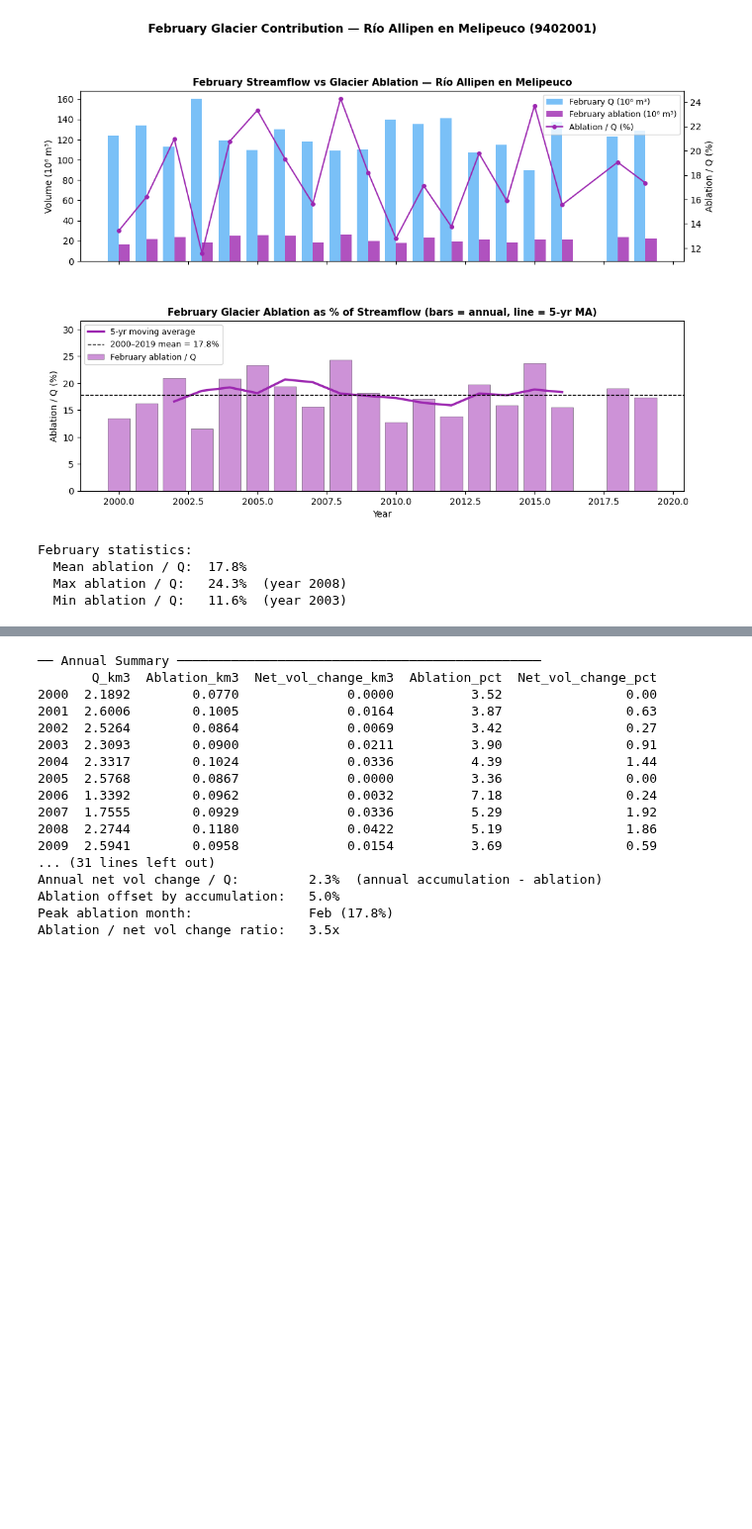
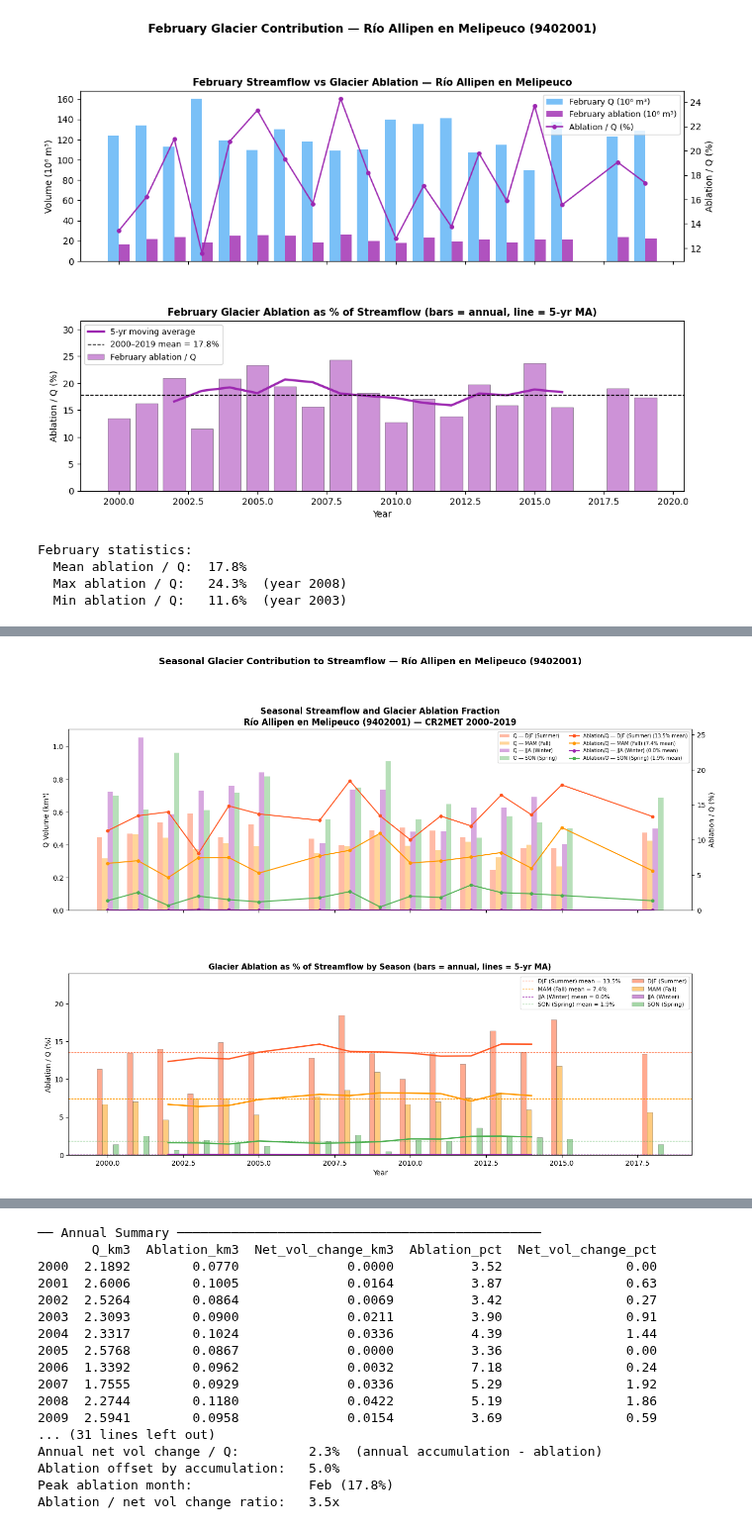
Before and after one commit to millie-spencer/OGGM_CR2_Chile, a Jupyter notebook: allipen_test_glacier_melt_streamflow_routing.ipynb, the cells around one changed output, grey strips where cells are left out. Shown at 99% size. Cells and saved outputs as stored; diff of their text form; code cells hidden in the pictures; blank space fills up the shorter version.

```diff
--- a/allipen_test_glacier_melt_streamflow_routing.ipynb
+++ b/allipen_test_glacier_melt_streamflow_routing.ipynb
@@ -522,0 +620,96 @@ February statistics:
+# %%
+"""Cell 6: Plot annual glacier contributions by meteorological season (SH)"""
+
+import matplotlib.pyplot as plt
+import numpy as np
+import pandas as pd
+
+C_Q      = '#2196F3'
+C_DJF    = '#FF5722'   # summer
+C_MAM    = '#FF9800'   # fall
+C_JJA    = '#9C27B0'   # winter
+C_SON    = '#4CAF50'   # spring
+
+seasons = {
+    'DJF (Summer)': {'months': [12, 1, 2],  'color': C_DJF},
+    'MAM (Fall)':   {'months': [3, 4, 5],   'color': C_MAM},
+    'JJA (Winter)': {'months': [6, 7, 8],   'color': C_JJA},
+    'SON (Spring)': {'months': [9, 10, 11], 'color': C_SON},
+}
+
+# ── Compute seasonal fractions and volumes ────────────────────────────────
+seasonal_data = {}
+for name, info in seasons.items():
+    mask      = frac_melt_mon.index.month.isin(info['months'])
+    frac_s    = frac_melt_mon[mask].groupby(frac_melt_mon[mask].index.year).mean()
+    q_s       = q_mon_c[mask].groupby(q_mon_c[mask].index.year).sum()
+    gl_s      = gl_mon_c[mask].groupby(gl_mon_c[mask].index.year).sum()
+    seasonal_data[name] = {'frac': frac_s, 'q': q_s, 'gl': gl_s, 'color': info['color']}
+
+# Common years
+all_idx = [v['frac'].index for v in seasonal_data.values()]
+common  = all_idx[0]
+for idx in all_idx[1:]:
+    common = common.intersection(idx)
+common = common[(common >= 2000) & (common <= 2019)]
+x = np.array(common, dtype=float)
+
+fig, axes = plt.subplots(2, 1, figsize=(16, 11), sharex=True)
+fig.subplots_adjust(hspace=0.35)
+
+# ── Panel 1: Q and ablation volumes by season ─────────────────────────────
+ax1  = axes[0]
+ax1b = ax1.twinx()
+
+n  = len(seasons)
+w  = 0.18
+offsets = np.linspace(-(n-1)/2 * w, (n-1)/2 * w, n)
+
+for (name, data), offset in zip(seasonal_data.items(), offsets):
+    ax1.bar(x + offset, data['q'].loc[common] / 1e9, width=w,
+            color=data['color'], alpha=0.4, label=f'Q — {name}')
+
+# Ablation bars — only plot summer (DJF) since melt is negligible other seasons
+# but show all four fraction lines
+for (name, data), offset in zip(seasonal_data.items(), offsets):
+    ax1b.plot(x, data['frac'].loc[common].values, '-o',
+              color=data['color'], markersize=4, linewidth=1.5,
+              label=f'Ablation/Q — {name} ({data["frac"].loc[common].mean():.1f}% mean)')
+
+ax1.set_ylabel('Q Volume (km³)', fontsize=10)
+ax1b.set_ylabel('Ablation / Q (%)', fontsize=10)
+ax1b.set_ylim(0, max(max(d['frac'].loc[common].max() for d in seasonal_data.values()) * 1.4, 10))
+ax1.set_title('Seasonal Streamflow and Glacier Ablation Fraction\n'
+              'Río Allipen en Melipeuco (9402001) — CR2MET 2000–2019',
+              fontsize=12, fontweight='bold')
+lines1, labs1 = ax1.get_legend_handles_labels()
+lines2, labs2 = ax1b.get_legend_handles_labels()
+ax1.legend(lines1 + lines2, labs1 + labs2, fontsize=7, loc='upper right', ncol=2)
+
+# ── Panel 2: Ablation/Q fraction by season with 5-yr MA ───────────────────
+ax2 = axes[1]
+
+for (name, data), offset in zip(seasonal_data.items(), offsets):
+    ax2.bar(x + offset, data['frac'].loc[common].values, width=w,
+            color=data['color'], alpha=0.5, edgecolor='black', linewidth=0.4,
+            label=name)
+    ma = pd.Series(data['frac'].loc[common].values, index=x).rolling(5, center=True).mean()
+    ax2.plot(x, ma.values, '-', color=data['color'], linewidth=2.0)
+    ax2.axhline(data['frac'].loc[common].mean(), color=data['color'],
+                linestyle='--', linewidth=0.8,
+                label=f'{name} mean = {data["frac"].loc[common].mean():.1f}%')
+
+ax2.set_ylabel('Ablation / Q (%)', fontsize=10)
+ax2.set_xlabel('Year', fontsize=10)
+ax2.set_ylim(0, max(max(d['frac'].loc[common].max() for d in seasonal_data.values()) * 1.3, 5))
+ax2.set_title('Glacier Ablation as % of Streamflow by Season (bars = annual, lines = 5-yr MA)',
+              fontsize=11, fontweight='bold')
+ax2.legend(fontsize=8, ncol=2)
+
+plt.suptitle('Seasonal Glacier Contribution to Streamflow — Río Allipen en Melipeuco (9402001)',
+             fontsize=13, fontweight='bold', y=1.01)
+plt.savefig('/Users/milliespencer/Desktop/CR2_OGGM_Paper/Allipen_glacier_contribution_seasons.png',
+            dpi=300, bbox_inches='tight')
+plt.show()
+# %% [output]
+[figure, added]
```
Also changed, not shown: parts of 20 cells of this notebook, 2 other files.
